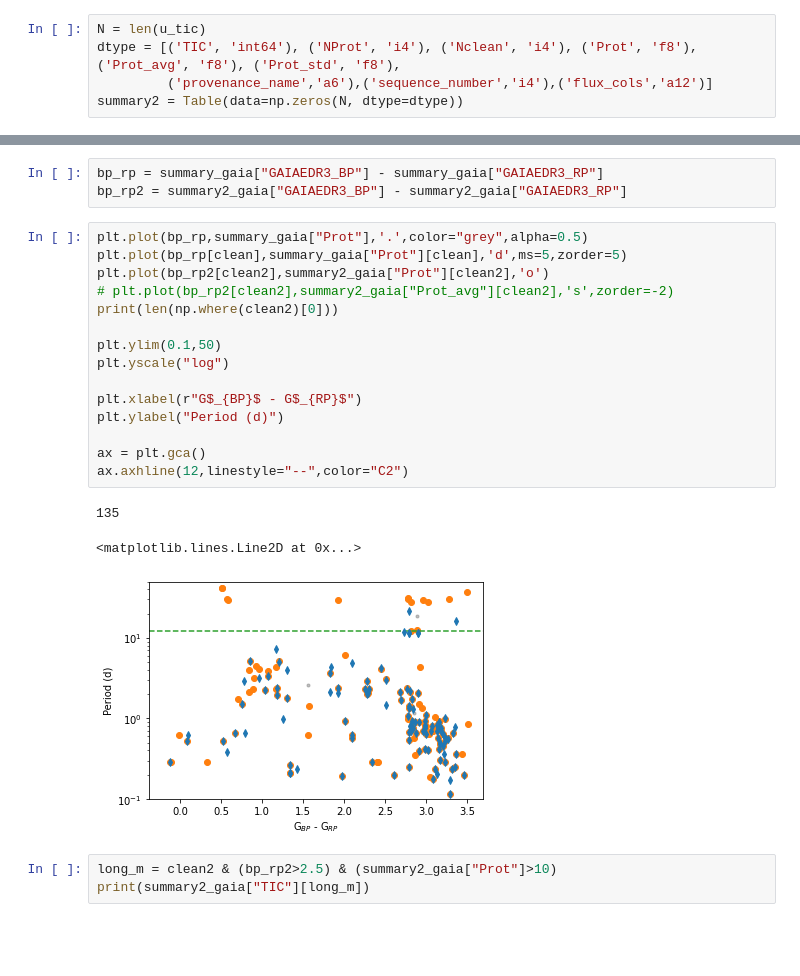
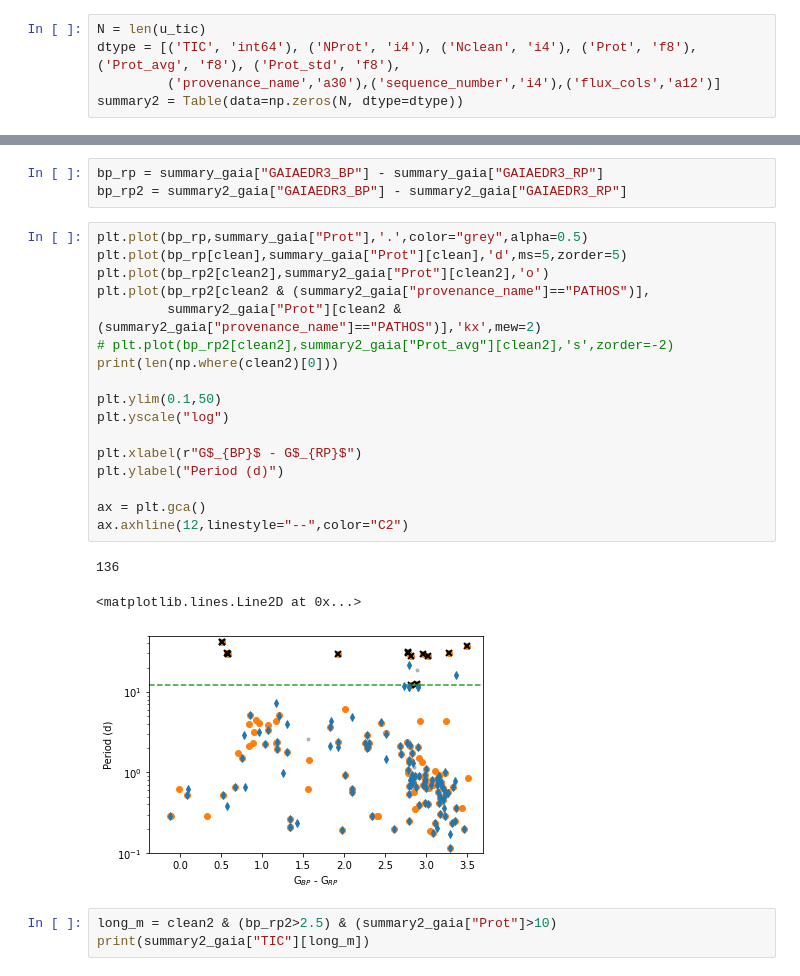
Before and after one commit to stephtdouglas/TESS_young, a Jupyter notebook: analyze_cluster_output2.ipynb, the cells around one changed output, grey strips where cells are left out. Cells and saved outputs as stored; diff of their text form; blank space fills up the shorter version.

```diff
--- a/analyze_cluster_output2.ipynb
+++ b/analyze_cluster_output2.ipynb
@@ -219,7 +219,7 @@ plt.plot(x,x)
 # %%
 N = len(u_tic)
 dtype = [('TIC', 'int64'), ('NProt', 'i4'), ('Nclean', 'i4'), ('Prot', 'f8'), ('Prot_avg', 'f8'), ('Prot_std', 'f8'),
-         ('provenance_name','a6'),('sequence_number','i4'),('flux_cols','a12')]
+         ('provenance_name','a30'),('sequence_number','i4'),('flux_cols','a12')]
 summary2 = Table(data=np.zeros(N, dtype=dtype))
 # %%
 for i, tic in enumerate(u_tic):
@@ -322,22 +351,24 @@ bp_rp2 = summary2_gaia["GAIAEDR3_BP"] - summary2_gaia["GAIAEDR3_RP"]
 # %%
 plt.plot(bp_rp,summary_gaia["Prot"],'.',color="grey",alpha=0.5)
 plt.plot(bp_rp[clean],summary_gaia["Prot"][clean],'d',ms=5,zorder=5)
 plt.plot(bp_rp2[clean2],summary2_gaia["Prot"][clean2],'o')
+plt.plot(bp_rp2[clean2 & (summary2_gaia["provenance_name"]=="PATHOS")],
+         summary2_gaia["Prot"][clean2 & (summary2_gaia["provenance_name"]=="PATHOS")],'kx',mew=2)
 # plt.plot(bp_rp2[clean2],summary2_gaia["Prot_avg"][clean2],'s',zorder=-2)
 print(len(np.where(clean2)[0]))
 
 plt.ylim(0.1,50)
 plt.yscale("log")
 
 plt.xlabel(r"G$_{BP}$ - G$_{RP}$")
 plt.ylabel("Period (d)")
 
 ax = plt.gca()
 ax.axhline(12,linestyle="--",color="C2")
 # %% [output]
-135
+136
 <matplotlib.lines.Line2D at 0x...>
-[figure, old version]
+[figure, new version]
 # %%
 long_m = clean2 & (bp_rp2>2.5) & (summary2_gaia["Prot"]>10)
 print(summary2_gaia["TIC"][long_m])
```
Also changed, not shown: parts of 3 cells of this notebook, 1 other file.
